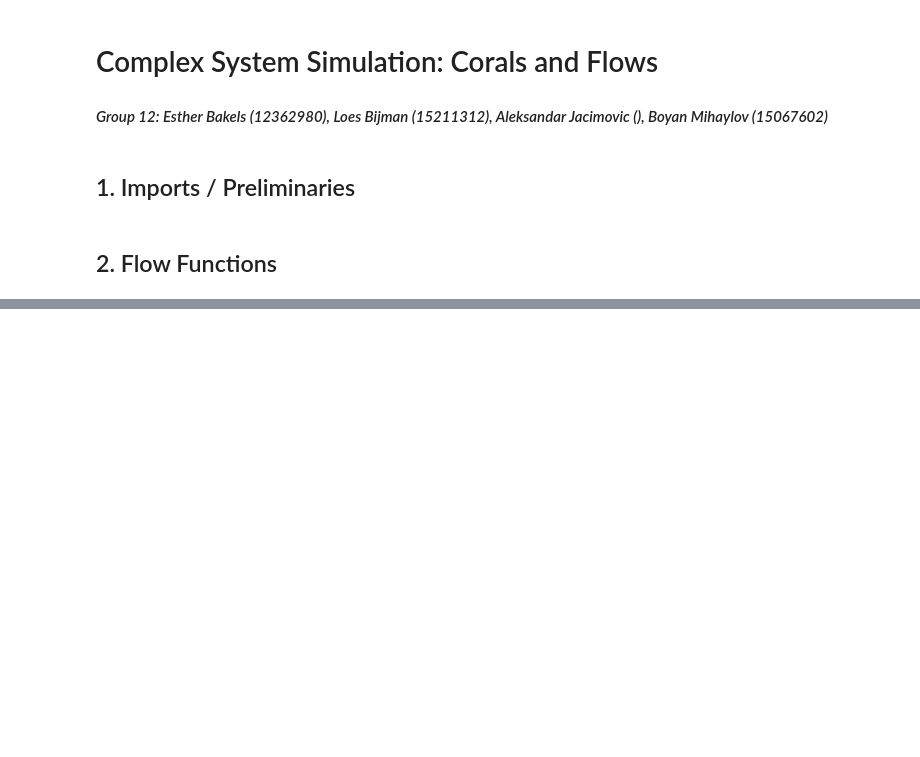
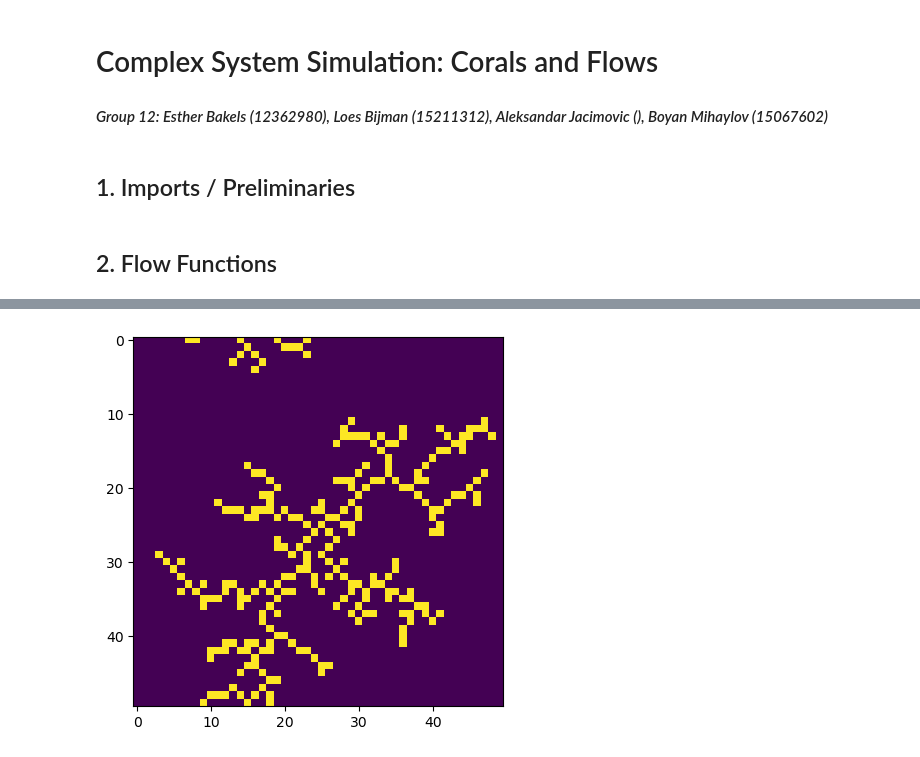
Before and after one commit to mboyan/complex-system-simulation, a Jupyter notebook: Project/Code/ProjectNotebook.ipynb, the cells around one changed output, grey strips where cells are left out. Saved outputs shown, nothing was run; the diff lists cells and outputs as text; code cells hidden in the pictures; blank space fills up the shorter version.

```diff
--- a/Project/Code/ProjectNotebook.ipynb
+++ b/Project/Code/ProjectNotebook.ipynb
@@ -36,10 +38,17 @@ particles_frames = np.empty_like(lattice_frames)
 current_lattice = np.array(lattice)
 current_particles = np.array(particles)
 for step in range(steps):
+
+    # Record current state
     lattice_frames[step] = np.array(current_lattice)
     particles_frames[step] = dm.particles_to_lattice(current_particles, size)
-    current_particles = dm.move_particles_diffuse(current_particles, current_lattice)
-    current_lattice, current_particles = dm.aggregate_particles(current_particles, current_lattice, None)
+
+    # Move particles
+    current_particles = dm.move_particles_diffuse(current_particles, current_lattice, periodic=(True, True), moore=True)
+
+    # Aggregate particles
+    current_lattice, current_particles = dm.aggregate_particles(current_particles, current_lattice, None, moore=True)
     # print(f"step {step}: {current_lattice}")
 
-vt.animate_lattice_2D(particles_frames, interval=10)
+vt.animate_lattice_2D(lattice_frames, interval=10)
+# %% [output]
@@ -45,0 +56 @@ vt.animate_lattice_2D(particles_frames, interval=10)
+[figure, added]
```
Also changed, not shown: parts of 2 cells of this notebook, 1 other file.
